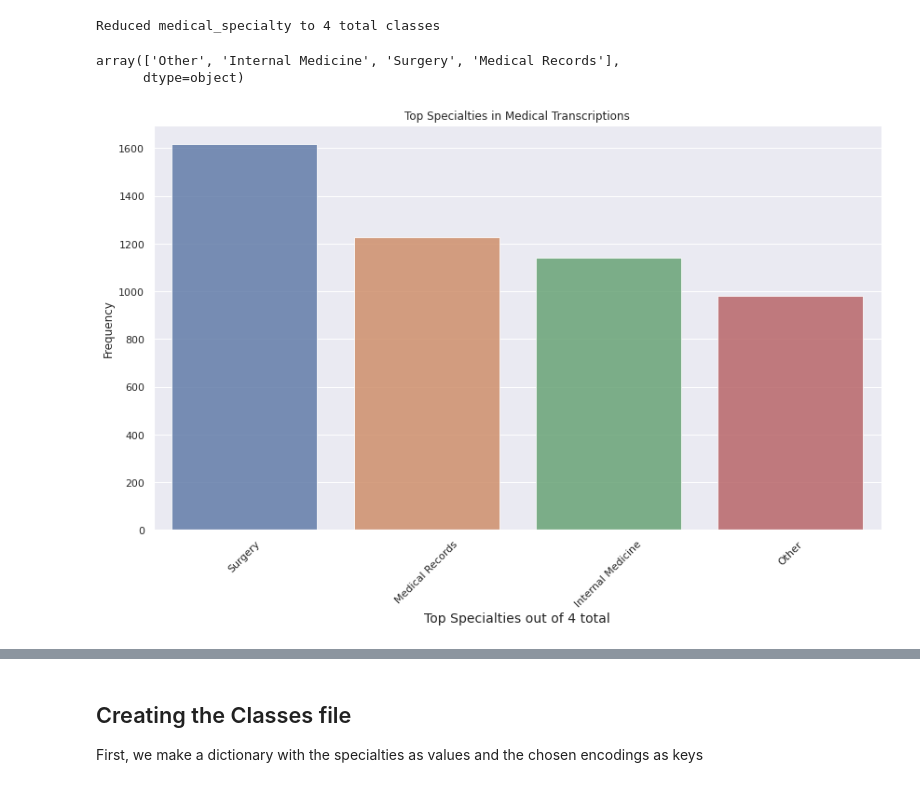
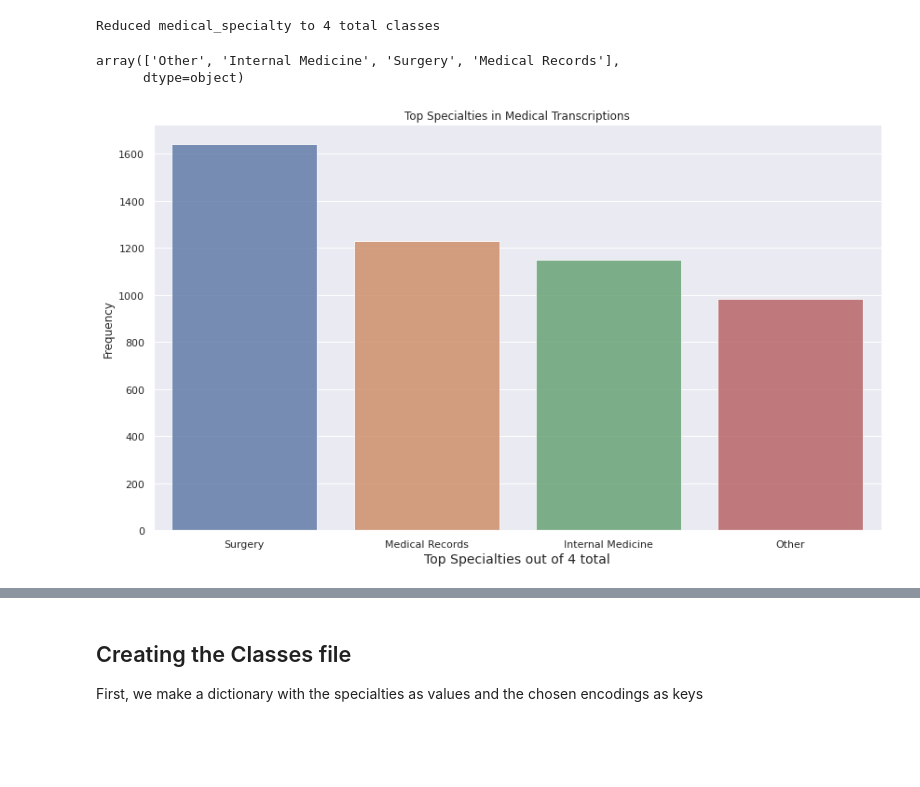
Before and after one commit to salgadev/private_nlp, a Jupyter notebook: notebooks/medical-text-data-modelling.ipynb, the cells around one changed output, grey strips where cells are left out. Saved outputs shown, nothing was run; the diff lists cells and outputs as text; code cells hidden in the pictures; blank space fills up the shorter version.

Commit message:
chore: updated data modelling notebook and resulting files

```diff
--- a/notebooks/medical-text-data-modelling.ipynb
+++ b/notebooks/medical-text-data-modelling.ipynb
@@ -45,7 +43,7 @@ Assuming you have access to the the anonymized combined data, you can do a very
 # %%
 # Reading dataset
 import pandas as pd # data processing, CSV file I/O (e.g. pd.read_csv)
-df_full = pd.read_csv('../data/mtsamples.csv', delimiter=',')
-df_full.dataframeName = 'mtsamples.csv'
+df = pd.read_csv('../data/mtsamples.csv', delimiter=',')
+df.dataframeName = 'mtsamples.csv'
 # %%
 # Taking a quick look at what the data looks like
@@ -57,8 +55,3 @@ df_full.head()
 | 2 | 2 | Consult for laparoscopic gastric ... | Bariatrics | Laparoscopic Gastric Bypass Consu... | HISTORY OF PRESENT ILLNESS: , I h... | bariatrics, laparoscopic gastric ... |
 | 3 | 3 | 2-D M-Mode. Doppler. | Cardiovascular / Pulmonary | 2-D Echocardiogram - 1 | 2-D M-MODE: , ,1. Left atrial enl... | cardiovascular / pulmonary, 2-d m... |
 | 4 | 4 | 2-D Echocardiogram | Cardiovascular / Pulmonary | 2-D Echocardiogram - 2 | 1. The left ventricular cavity si... | cardiovascular / pulmonary, 2-d, ... |
-# %%
-# We should drop any records with empty transcription text, since its  the main source of text we will work with
-#df = df['transcription'].dropna()
-
-df = df_full.dropna(subset=['transcription'])
@@ -81 +73,3 @@ df
+# %%
+df['transcription'].fillna(df['description'], inplace=True)
 # %% [markdown]
@@ -264,28 +260,29 @@ df[feature].mask(df[feature] == 'Neurology', new_class, inplace=True)
 print("Reduced",feature,"to",len(df[feature].unique()),"total classes")
 # %% [output]
 Reduced medical_specialty to 4 total classes
-# %%
-df['medical_specialty'].unique()
-# %% [output]
-array(['Other', 'Internal Medicine', 'Surgery', 'Medical Records'],
-      dtype=object)
+# %%
+# Double checking what the classes are
+df['medical_specialty'].unique()
+# %% [output]
+array(['Other', 'Internal Medicine', 'Surgery', 'Medical Records'],
+      dtype=object)
 # %%
 # Display the consolidated 4 specialties most frequently repeated in the text
 fig, ax = plt.subplots(figsize = (14,8)) # set size of figure
 specialty = df['medical_specialty'].value_counts()
 specialty = specialty[::,]
 g = sb.barplot(specialty.index, specialty.values, alpha=0.8)
 
 # Calculate total classes
 total = str(len(df['medical_specialty'].unique()))
 plt.title("Top Specialties in Medical Transcriptions")
 plt.ylabel("Frequency", fontsize=12)
 
 x_label_str = "Top Specialties out of " + total +" total"
 plt.xlabel(x_label_str, fontsize=14)
 
-g.set_xticklabels(g.get_xticklabels(), rotation=45)
+g.set_xticklabels(g.get_xticklabels(), rotation=0)
 
 plt.show()
 # %% [output]
-[figure, old version]
+[figure, new version]
```
Also changed, not shown: parts of 33 cells of this notebook, 4 other files.
